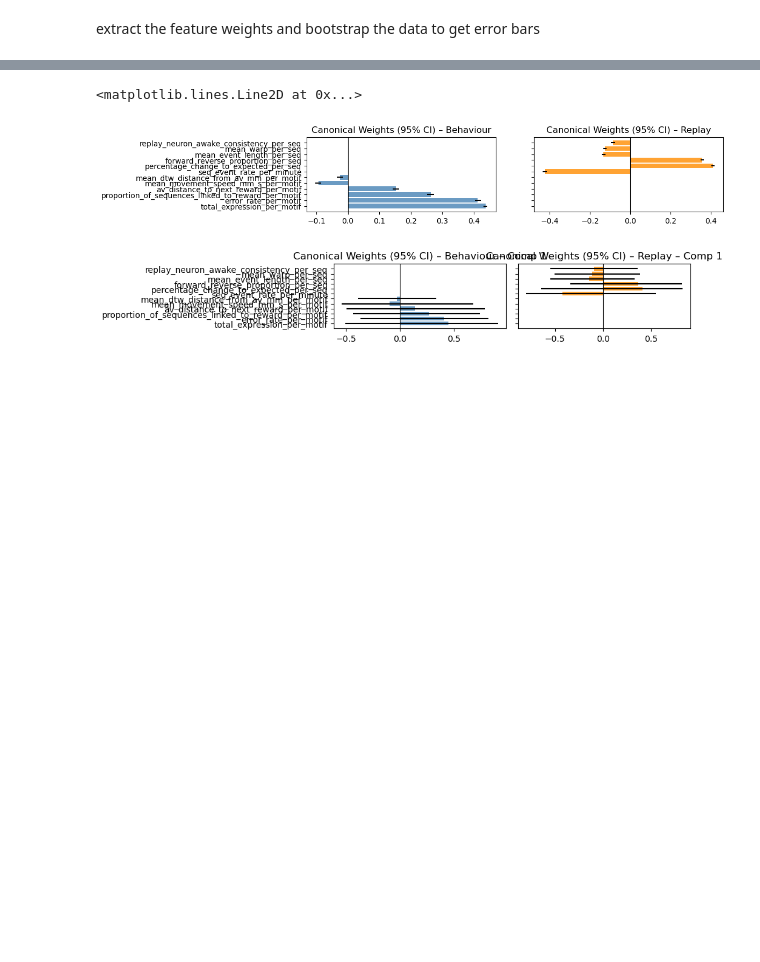
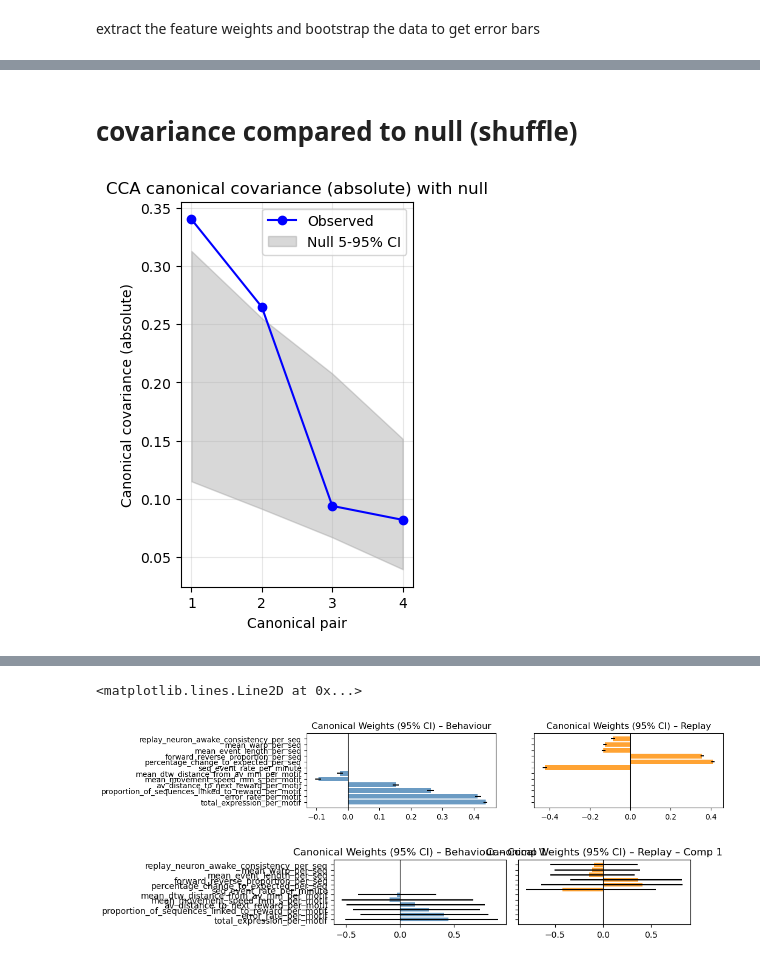
Before and after one commit to EmmettJT/sequences_analyse_PPSeq, a Jupyter notebook: revision_analysis/prioritisation_analysis/behaviour_sleep_link/3_bts_CCA.ipynb, the cells around one changed output, grey strips where cells are left out. Drawn from its saved outputs; the diff is of its cells as text; code cells hidden in the pictures; blank space fills up the shorter version.

```diff
--- a/revision_analysis/prioritisation_analysis/behaviour_sleep_link/3_bts_CCA.ipynb
+++ b/revision_analysis/prioritisation_analysis/behaviour_sleep_link/3_bts_CCA.ipynb
@@ -473,0 +484,75 @@ axes.axvline(0, color='black', linewidth=0.8)
+# %% [markdown]
+# covariance compared to null (shuffle)
+# %%
+import numpy as np
+import matplotlib.pyplot as plt
+from sklearn.cross_decomposition import CCA
+
+def canonical_covariance_share(X_scaled, Y_scaled, n_components, unit_variance=False):
+    """
+    Computes canonical covariance (absolute, not normalized) between X and Y.
+    Set unit_variance=True to get covariance ≈ correlation.
+    """
+    k_max = min(X_scaled.shape[1], Y_scaled.shape[1], X_scaled.shape[0]-1)
+    k = min(n_components, k_max)
+
+    cca = CCA(n_components=k)
+    U, V = cca.fit_transform(X_scaled, Y_scaled)  # (n,k), (n,k)
+
+    # Align signs so correlation >= 0
+    r = np.array([np.corrcoef(U[:, i], V[:, i])[0, 1] for i in range(k)])
+    for i in range(k):
+        if r[i] < 0:
+            V[:, i] *= -1
+            r[i] = -r[i]
+
+    if unit_variance:
+        # Normalize each score to unit variance so cov == corr
+        U = (U - U.mean(axis=0)) / U.std(axis=0, ddof=1)
+        V = (V - V.mean(axis=0)) / V.std(axis=0, ddof=1)
+
+    covs = np.array([np.cov(U[:, i], V[:, i], ddof=1)[0, 1] for i in range(k)])
+    total = covs.sum()
+    props = covs / total if total > 0 else np.zeros_like(covs)
+
+    return props, covs, r
+
+
+def cca_scree_absolute_with_null(X_scaled, Y_scaled, n_components=5, n_shuffles=500, seed=None):
+    if seed is not None:
+        np.random.seed(seed)
+
+    # Observed data (absolute, not standardized)
+    _, obs_covs, _ = canonical_covariance_share(X_scaled, Y_scaled, n_components, unit_variance=False)
+
+    # Null distribution by shuffling Y
+    null_covs_all = np.zeros((n_shuffles, len(obs_covs)))
+    for i in range(n_shuffles):
+        Y_shuffled = np.random.permutation(Y_scaled)
+        _, covs_null, _ = canonical_covariance_share(X_scaled, Y_shuffled, n_components, unit_variance=False)
+        null_covs_all[i] = covs_null
+
+    # Compute 5th and 95th percentiles
+    null_lower = np.percentile(null_covs_all, 5, axis=0)
+    null_upper = np.percentile(null_covs_all, 95, axis=0)
+
+    # Plot
+    xs = np.arange(1, len(obs_covs)+1)
+    plt.figure(figsize=(3,5))
+    plt.plot(xs, obs_covs, marker='o', color='blue', label='Observed')
+    plt.fill_between(xs, null_lower, null_upper, color='gray', alpha=0.3, label='Null 5-95% CI')
+    plt.xticks(xs)
+    plt.xlabel('Canonical pair')
+    plt.ylabel('Canonical covariance (absolute)')
+    plt.title('CCA canonical covariance (absolute) with null')
+    plt.legend()
+    plt.grid(alpha=0.3)
+
+
+
+# Usage
+cca_scree_absolute_with_null(X_scaled, Y_scaled, n_components=4, n_shuffles=1000, seed=20)
+
+SaveFig('canonical_covariance_bts.pdf',r"C:\Users\Emmett Thompson\Documents\plots\\")
+# %% [output]
+[figure, added]
```
Also changed, not shown: parts of 20 cells of this notebook, 3 other files.
